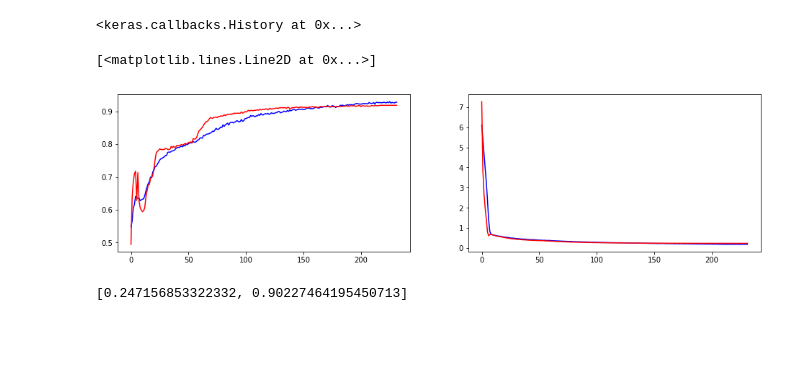
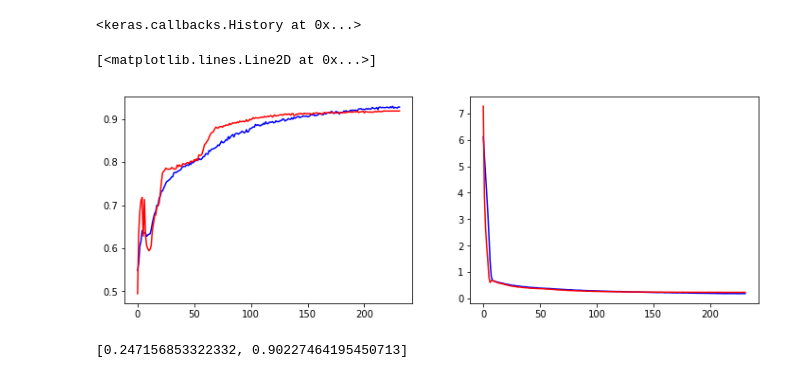
Before and after one commit to minh-doan/research, a Jupyter notebook: image-classification/flow-cytometry/flow-cytometry.ipynb, the cells around one changed output. Cells and saved outputs as stored; diff of their text form; code cells hidden in the pictures; blank space fills up the shorter version.

```diff
--- a/image-classification/flow-cytometry/flow-cytometry.ipynb
+++ b/image-classification/flow-cytometry/flow-cytometry.ipynb
@@ -96,16 +96,16 @@ Epoch 232/256
 # %%
 observations = pandas.read_csv("training.csv")
 
-_, (a, b) = matplotlib.pyplot.subplots(nrows=1, ncols=2, figsize=(16, 4))
+_, (a, b) = matplotlib.pyplot.subplots(nrows=1, ncols=2, figsize=(12, 4))
 
 a.plot(observations["acc"], "b")
 a.plot(observations["val_acc"], "r")
 
 b.plot(observations["loss"], "b")
 b.plot(observations["val_loss"], "r")
 # %% [output]
 [<matplotlib.lines.Line2D at 0x...>]
-[figure, old version]
+[figure, new version]
 # %%
 model.load_weights("./checkpoint.hdf5")
 # %%
```
